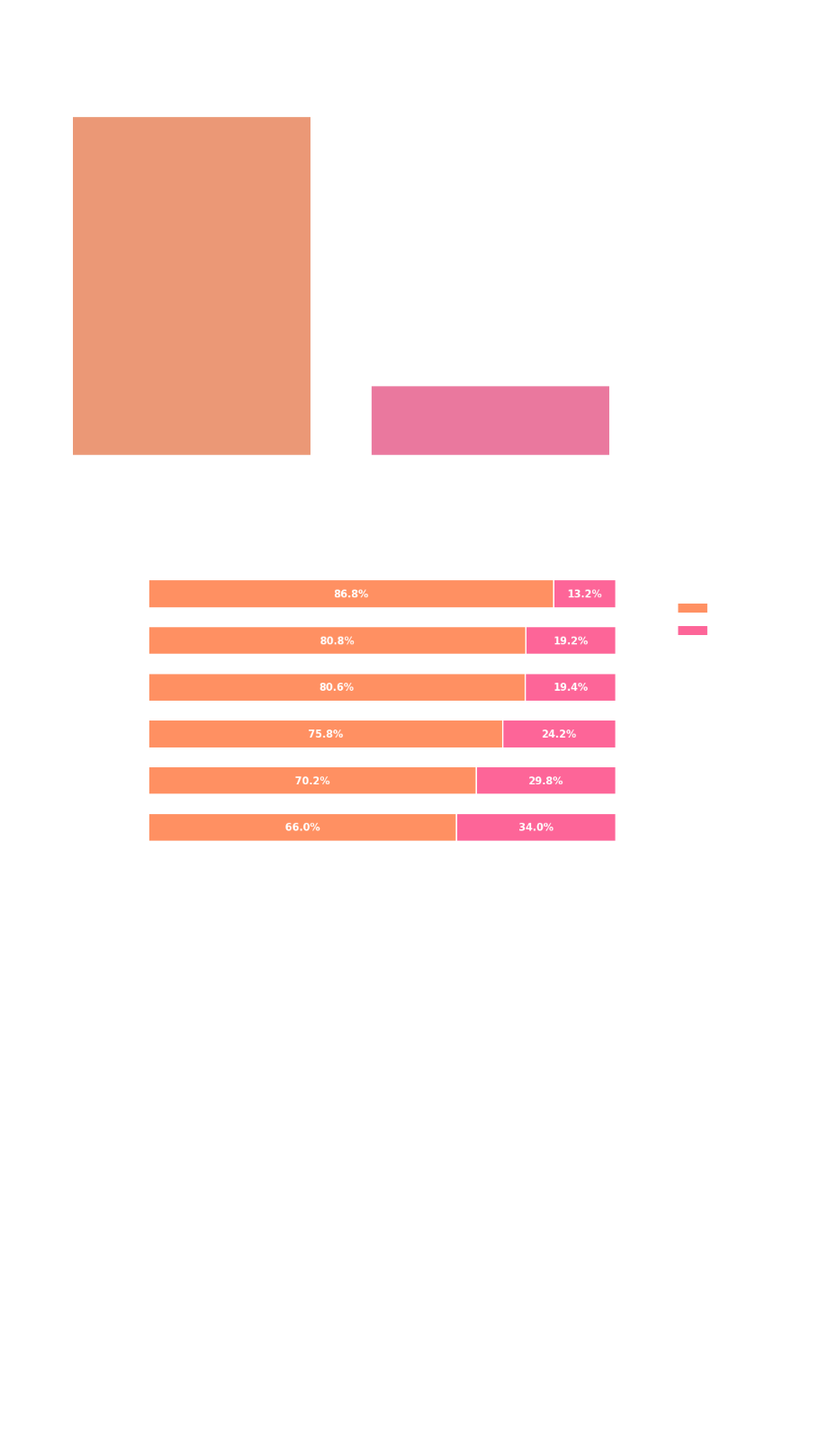
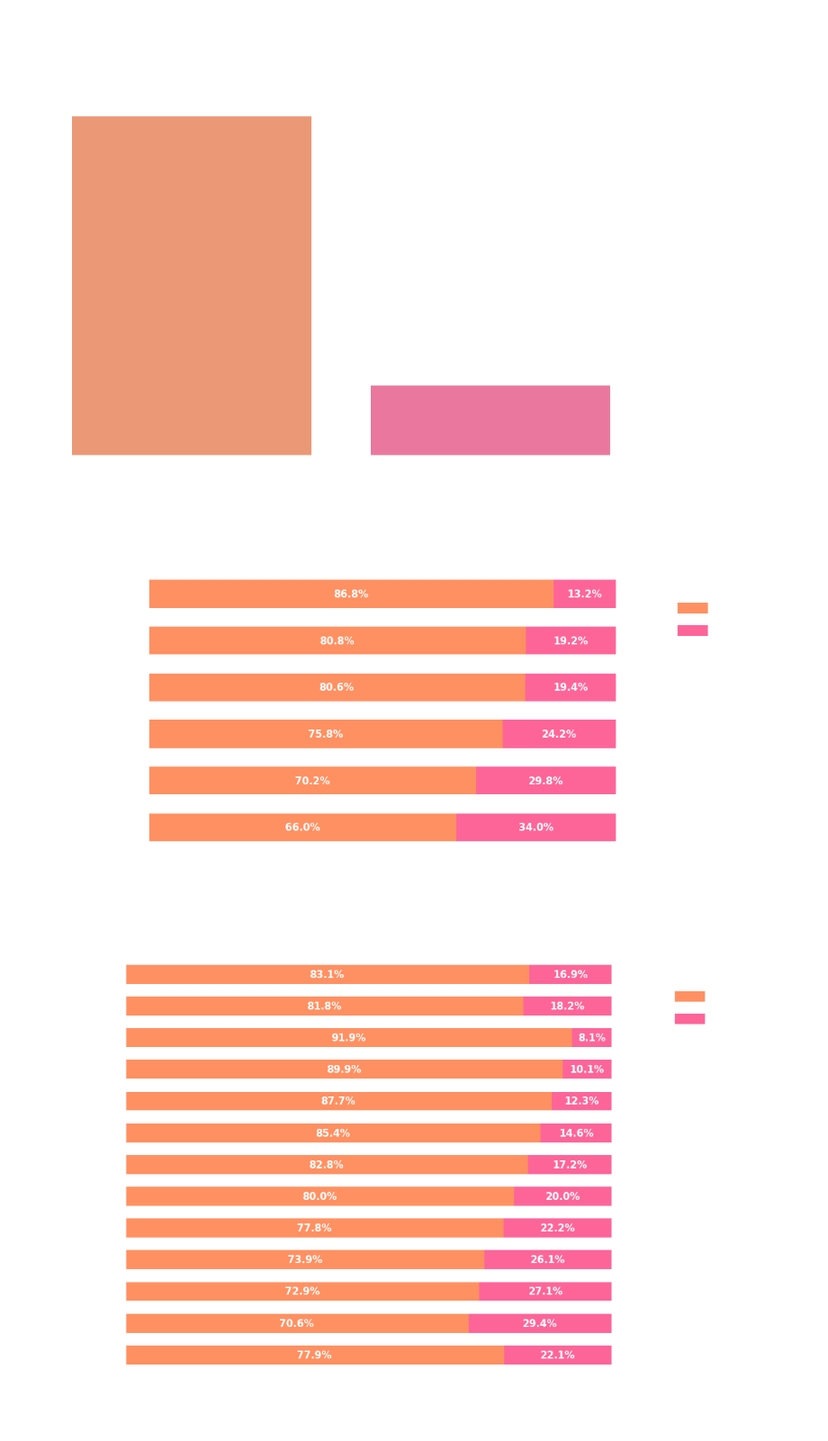
Before and after one commit to yukienjoyer7/Diabetes-Early-Diagnosis-BRFSS-2024, a Jupyter notebook: EDA_Demographics_Dion.ipynb, the cells around one changed output. Shown at 90% size. Drawn from its saved outputs; the diff is of its cells as text; code cells hidden in the pictures; blank space fills up the shorter version.

```diff
--- a/EDA_Demographics_Dion.ipynb
+++ b/EDA_Demographics_Dion.ipynb
@@ -257,12 +258,17 @@ plt.rcParams.update(custom_rc_dark)
 # %% [markdown]
 ## Diabetes Distrbution
 # %%
+target_counts = df_eda['DIABETE4'].value_counts().reset_index()
+target_counts.columns = ['DIABETE4', 'Jumlah']
+
+total_responden = target_counts['Jumlah'].sum()
+
 plt.figure(figsize=(10, 6))
 
 ax = sns.barplot(
-    x=kolom_target,
+    data=target_counts,
+    x='DIABETE4',
     y='Jumlah',
-    data=target_counts,
     palette=neon_colors[:len(target_counts)]
 )
 
@@ -285,7 +291,6 @@ plt.xlabel('Status Diagnosis', fontsize=12, weight='bold', labelpad=15, color='#
 ax.set_yticks([])
 ax.set_ylabel('')
 
-# Hapus garis tepi kiri agar super bersih
 ax.spines['left'].set_visible(False)
 
 plt.tight_layout
@@ -336,4 +341,55 @@ plt.tight_layout()
 plt.savefig('./outputs/bivariat_pendidikan_ppt.png', transparent=True, dpi=300, bbox_inches='tight')
 plt.show()
 # %% [output]
-[figure, old version]
+[figure, new version]
+# %%
+income_order = [
+    '< \$10k',
+    '\$10k - \$15k',
+    '\$15k - \$20k',
+    '\$20k - \$25k',
+    '\$25k - \$35k',
+    '\$35k - \$50k',
+    '\$50k - \$75k',
+    '\$75k - \$100k',
+    '\$100k - \$150k',
+    '\$150k - \$200k',
+    '>= \$200k',
+    'Not Sure',
+    'Refused'
+]
+
+df_plot_inc = df_eda[df_eda['INCOME3'].isin(income_order)].copy()
+
+crosstab_income = pd.crosstab(df_plot_inc['INCOME3'], df_plot_inc['DIABETE4'], normalize='index') * 100
+crosstab_income = crosstab_income.reindex(income_order)
+
+kategori_target = ['Healthy', 'Diabetes']
+crosstab_income = crosstab_income[kategori_target]
+
+fig, ax = plt.subplots(figsize=(12, 8))
+
+crosstab_income.plot(kind='barh', stacked=True, color=neon_colors[:3], ax=ax, width=0.6)
+
+for p in ax.patches:
+    width = p.get_width()
+    if width > 3:
+        x = p.get_x() + (width / 2)
+        y = p.get_y() + (p.get_height() / 2)
+        ax.annotate(f"{width:.1f}%", (x, y), ha='center', va='center',
+                    color='#FFFFFF', fontweight='bold', fontsize=11)
+
+plt.title('Proporsi Risiko Diabetes Berdasarkan Tingkat Pendapatan',
+          fontsize=16, weight='bold', color='#FFFFFF', pad=20)
+plt.xlabel('Persentase Proporsi (%)', fontsize=12, weight='bold', color='#FFFFFF', labelpad=15)
+plt.ylabel('')
+
+plt.legend(title='Status Diagnosis', bbox_to_anchor=(1.05, 1), loc='upper left',
+           facecolor='none', edgecolor='#FFFFFF', labelcolor='#FFFFFF', title_fontsize=12)
+
+
+plt.tight_layout()
+plt.savefig('./outputs/bivariat_pendapatan_ppt.png', transparent=True, dpi=300, bbox_inches='tight')
+plt.show()
+# %% [output]
+[figure, added]
```
Also changed, not shown: parts of 6 cells of this notebook, 7 other files.
